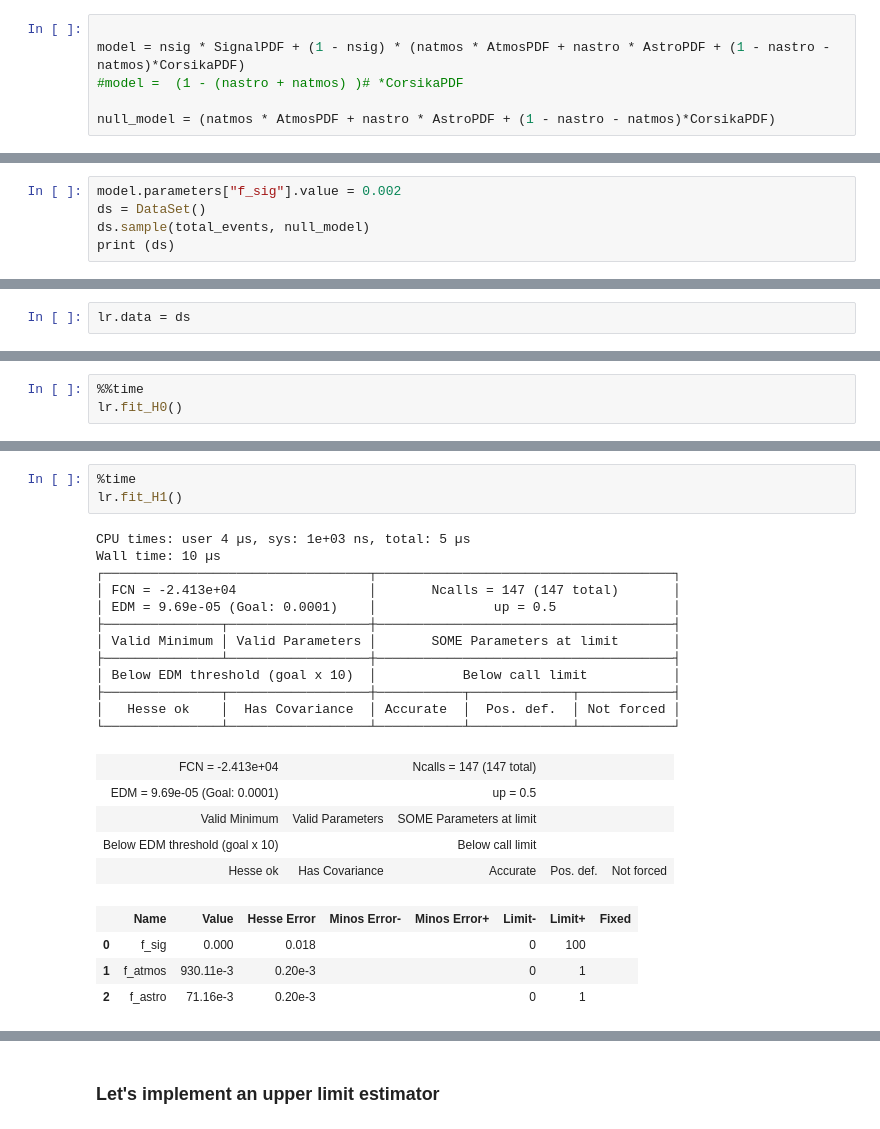
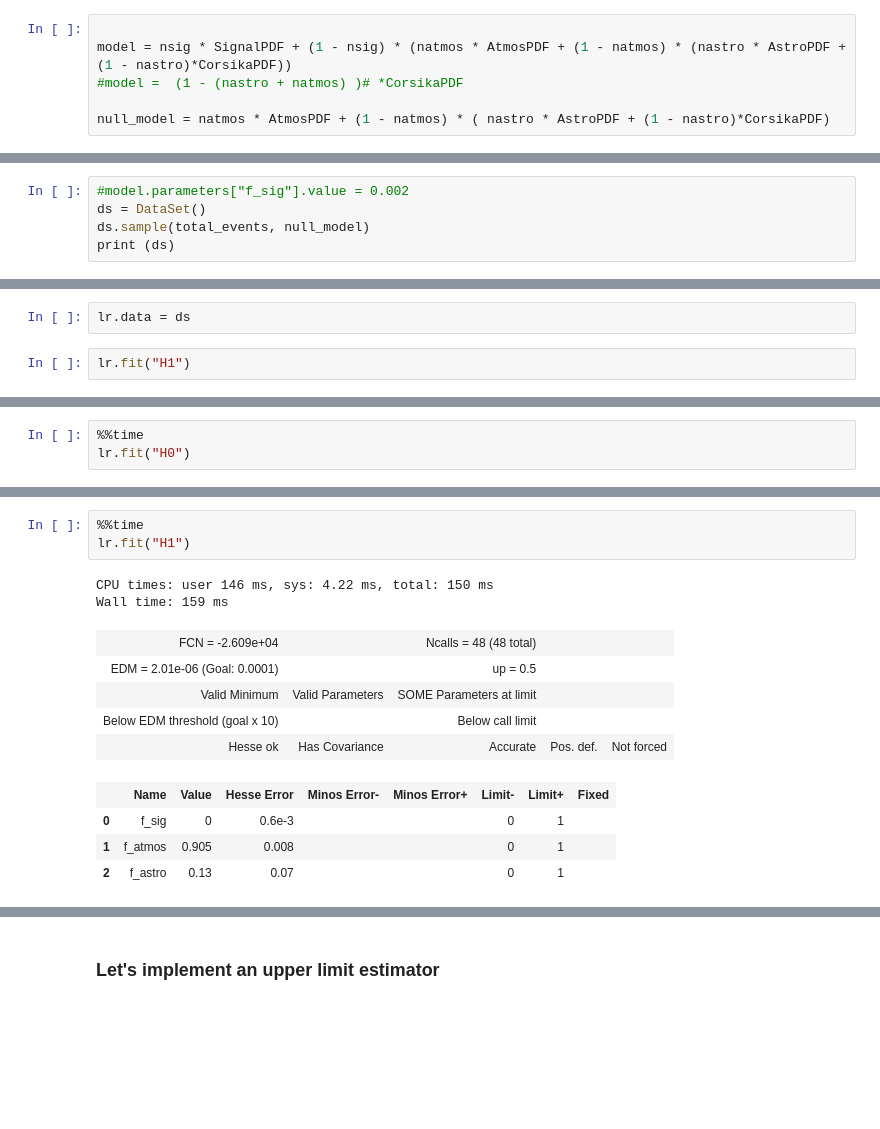
Before and after one commit to zemrude/DMfit, a Jupyter notebook: DMfit/examples/Example.ipynb, the cells around one changed output, grey strips where cells are left out. Drawn from its saved outputs; the diff is of its cells as text; blank space fills up the shorter version.

```diff
--- a/DMfit/examples/Example.ipynb
+++ b/DMfit/examples/Example.ipynb
@@ -96,9 +104,9 @@ array([  0., 100.])
 # %%
 
-model = nsig * SignalPDF + (1 - nsig) * (natmos * AtmosPDF + nastro * AstroPDF + (1 - nastro - natmos)*CorsikaPDF)
+model = nsig * SignalPDF + (1 - nsig) * (natmos * AtmosPDF + (1 - natmos) * (nastro * AstroPDF + (1 - nastro)*CorsikaPDF))
 #model =  (1 - (nastro + natmos) )# *CorsikaPDF
 
-null_model = (natmos * AtmosPDF + nastro * AstroPDF + (1 - nastro - natmos)*CorsikaPDF)
+null_model = natmos * AtmosPDF + (1 - natmos) * ( nastro * AstroPDF + (1 - nastro)*CorsikaPDF)
 # %% [output]
 Parameter f_astro already exists in the model, it won't be added again
 Parameter f_atmos already exists in the model, it won't be added again
@@ -138,5 +147,5 @@ dict_values([<modeling.model.Model object at 0x...>, <modeling.model.Model objec
 # %%
-model.parameters["f_sig"].value = 0.002
+#model.parameters["f_sig"].value = 0.002
 ds = DataSet()
 ds.sample(total_events, null_model)
 print (ds)
@@ -158,3 +173,5 @@ axs.set_yscale('log')
 lr = LikelihoodRatioTest(model = model, null_model = null_model)
 # %%
 lr.data = ds
+# %%
+lr.fit("H1")
@@ -161,4 +190,4 @@ lr.data = ds
 # %%
 %%time
-lr.fit_H0()
+lr.fit("H0")
 # %% [output]
@@ -185,25 +204,15 @@ Wall time: 193 ms
 # %%
-%time
-lr.fit_H1()
+%%time
+lr.fit("H1")
 # %% [output]
-CPU times: user 4 µs, sys: 1e+03 ns, total: 5 µs
-Wall time: 10 µs
-┌──────────────────────────────────┬──────────────────────────────────────┐
-│ FCN = -2.413e+04                 │       Ncalls = 147 (147 total)       │
-│ EDM = 9.69e-05 (Goal: 0.0001)    │               up = 0.5               │
-├───────────────┬──────────────────┼──────────────────────────────────────┤
-│ Valid Minimum │ Valid Parameters │       SOME Parameters at limit       │
-├───────────────┴──────────────────┼──────────────────────────────────────┤
-│ Below EDM threshold (goal x 10)  │           Below call limit           │
-├───────────────┬──────────────────┼───────────┬─────────────┬────────────┤
-│   Hesse ok    │  Has Covariance  │ Accurate  │  Pos. def.  │ Not forced │
-└───────────────┴──────────────────┴───────────┴─────────────┴────────────┘
+CPU times: user 146 ms, sys: 4.22 ms, total: 150 ms
+Wall time: 159 ms
-| FCN = -2.413e+04 |  | Ncalls = 147 (147 total) |  |  |
-| EDM = 9.69e-05 (Goal: 0.0001) |  | up = 0.5 |  |  |
+| FCN = -2.609e+04 |  | Ncalls = 48 (48 total) |  |  |
+| EDM = 2.01e-06 (Goal: 0.0001) |  | up = 0.5 |  |  |
 | Valid Minimum | Valid Parameters | SOME Parameters at limit |  |  |
 | Below EDM threshold (goal x 10) |  | Below call limit |  |  |
 | Hesse ok | Has Covariance | Accurate | Pos. def. | Not forced |
 |  | Name | Value | Hesse Error | Minos Error- | Minos Error+ | Limit- | Limit+ | Fixed |
-| 0 | f_sig | 0.000 | 0.018 |  |  | 0 | 100 |  |
-| 1 | f_atmos | 930.11e-3 | 0.20e-3 |  |  | 0 | 1 |  |
-| 2 | f_astro | 71.16e-3 | 0.20e-3 |  |  | 0 | 1 |  |
+| 0 | f_sig | 0 | 0.6e-3 |  |  | 0 | 1 |  |
+| 1 | f_atmos | 0.905 | 0.008 |  |  | 0 | 1 |  |
+| 2 | f_astro | 0.13 | 0.07 |  |  | 0 | 1 |  |
```
Also changed, not shown: parts of 44 cells of this notebook, 3 other files.
